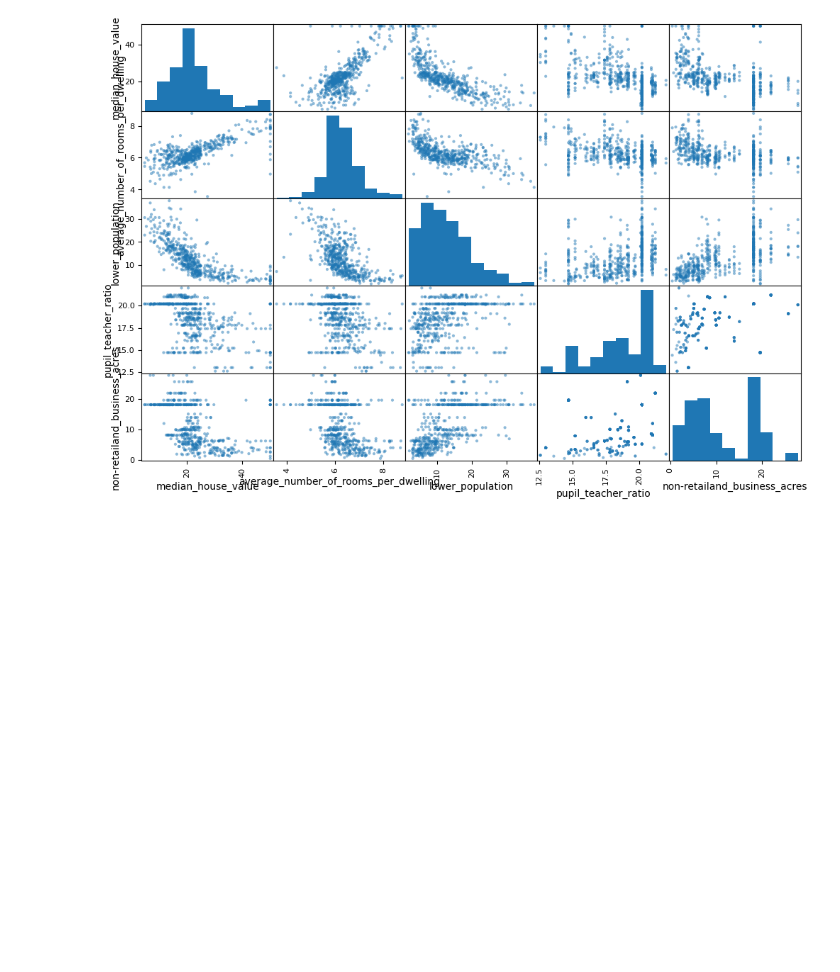
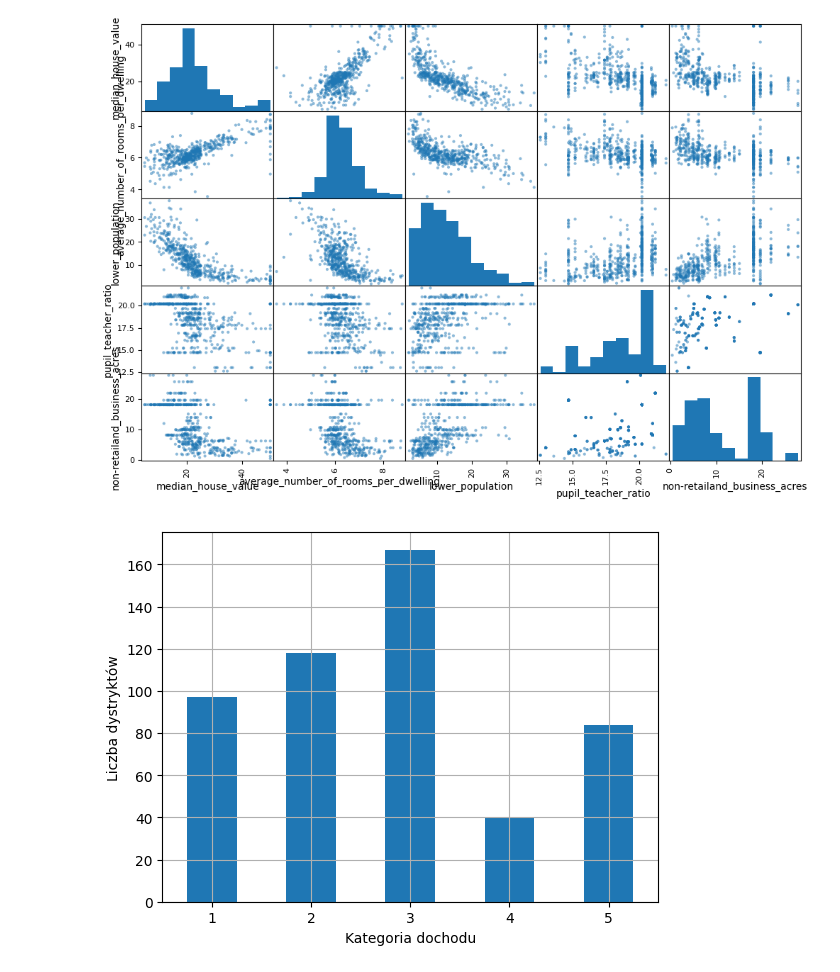
Before and after one commit to maciekpojedynski/housing-boston-prediction, a Jupyter notebook: housing_boston_prediction.ipynb, the cells around one changed output. Cells and saved outputs as stored; diff of their text form; code cells hidden in the pictures; blank space fills up the shorter version.

```diff
--- a/housing_boston_prediction.ipynb
+++ b/housing_boston_prediction.ipynb
@@ -158,10 +158,14 @@ array([[<Axes: xlabel='median_house_value', ylabel='median_house_value'>,
 # %%
 #Tworzenie zmiennej do stratyfikacji
 
 housing['median_cat'] = pd.cut(housing['median_house_value'],
                                bins = [0, 15, 20, 25, 30, np.inf],
                                labels = [1, 2, 3, 4,5]
 )
 
-X = housing.drop('median_house_value', axis = 1)
-y = housing['median_house_value']
+housing['median_cat'].value_counts().sort_index().plot.bar(rot = 0, grid = True)
+plt.xlabel('Kategoria dochodu')
+plt.ylabel('Liczba dystryktów')
+plt.show()
+# %% [output]
+[figure, added]
```
Also changed, not shown: parts of 2 cells of this notebook.
